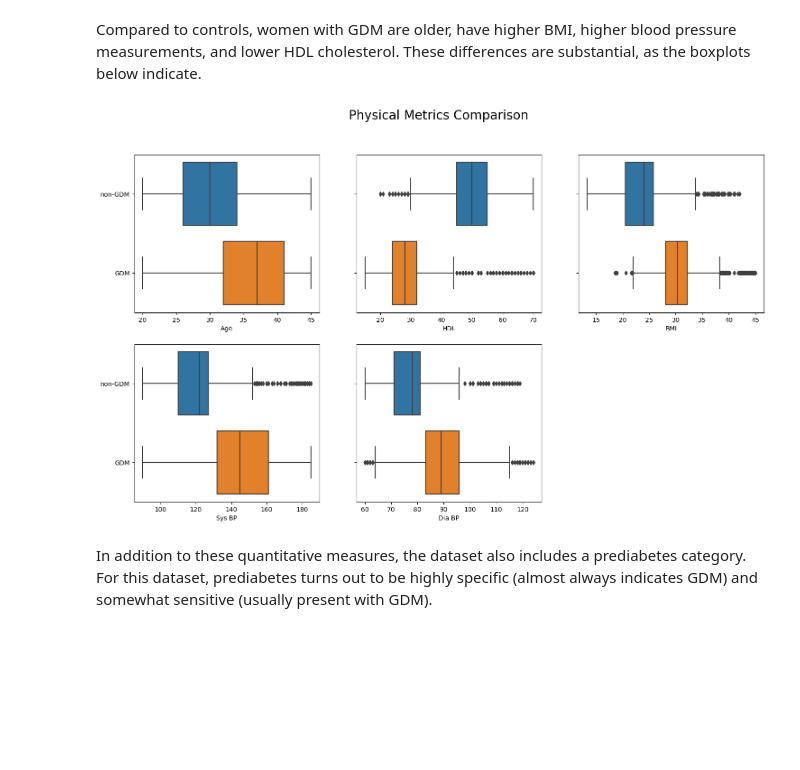
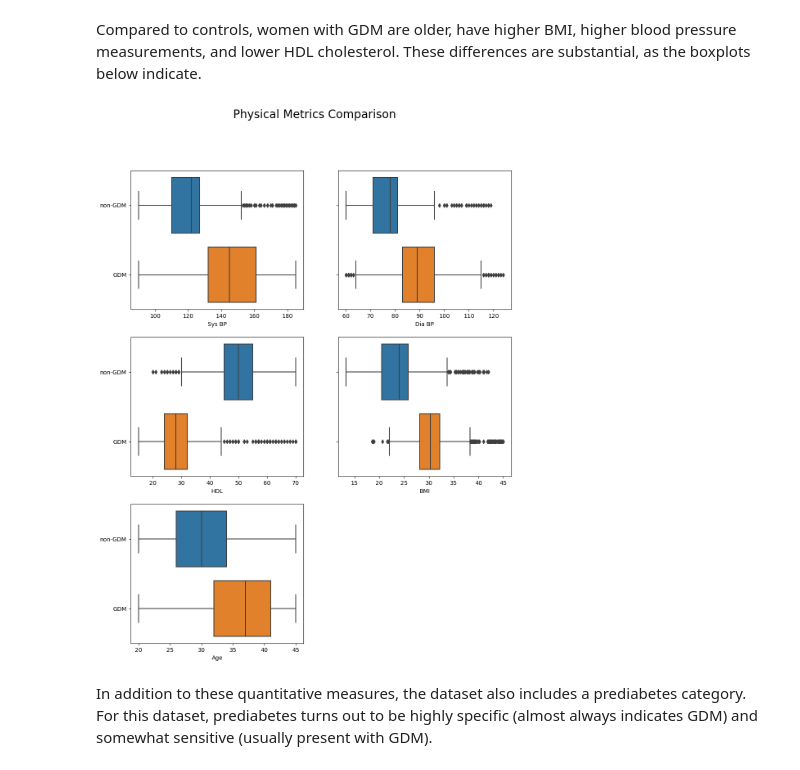
Before and after one commit to philwillnyc/GestationalDiabetes, a Jupyter notebook: Report.ipynb, the cells around one changed output. Drawn from its saved outputs; the diff is of its cells as text; code cells hidden in the pictures; blank space fills up the shorter version.

```diff
--- a/Report.ipynb
+++ b/Report.ipynb
@@ -46,25 +47,25 @@ plt.show()
 # %% [markdown]
 Compared to controls, women with GDM are older, have higher BMI, higher blood pressure measurements, and lower HDL cholesterol. These differences are substantial, as the boxplots below indicate.
 # %%
-quantitative = ['Age','HDL','BMI','Sys BP','Dia BP']
+quantitative = ['Sys BP','Dia BP','HDL','BMI','Age']
 # %%
-fig, axes = plt.subplots(2,3, figsize = (18,10), sharey = True)
+fig, axes = plt.subplots(3,2, figsize = (12,15), sharey = True)
 fig.suptitle('Physical Metrics Comparison', fontsize = 20)
 axes[-1,-1].axis('off')
 
 for i in range(5):
-    ax = axes[(i//3),(0+i)%3]
+    ax = axes[(i//2),(0+i)%2]
     sns.boxplot(ax = ax,
                 data = df,
                 x = quantitative[i],
                 y = GDB,
                 orient = 'h',
                 palette = 'tab10'
                )
     ax.set_ylabel('')
     ax.set_yticks([0,1],['non-GDM','GDM'])
 # %% [output]
-[figure, old version]
+[figure, new version]
 # %% [markdown]
 In addition to these quantitative measures, the dataset also includes a prediabetes category. For this dataset, prediabetes turns out to be highly specific (almost always indicates GDM) and somewhat sensitive (usually present with GDM).
 # %%
```
Also changed, not shown: parts of 7 cells of this notebook, 3 other files.
